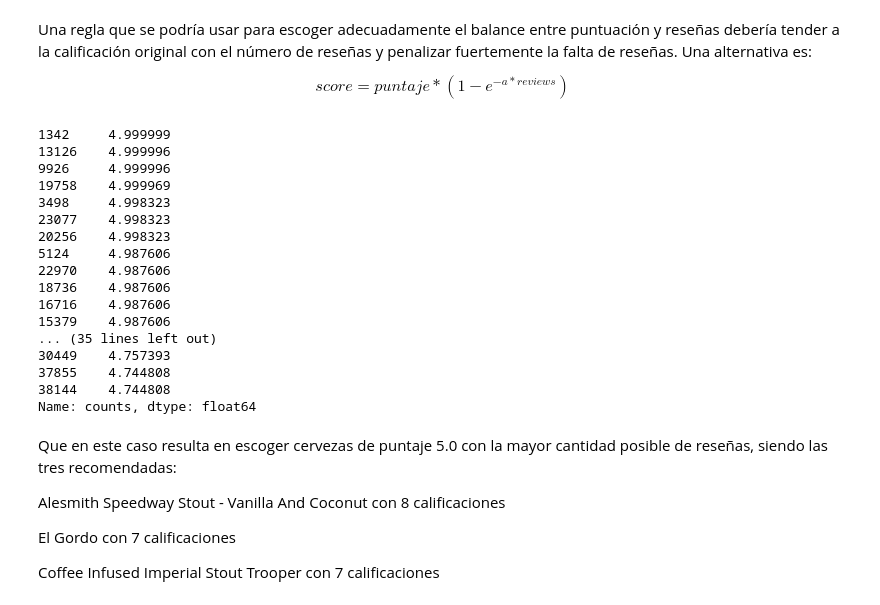
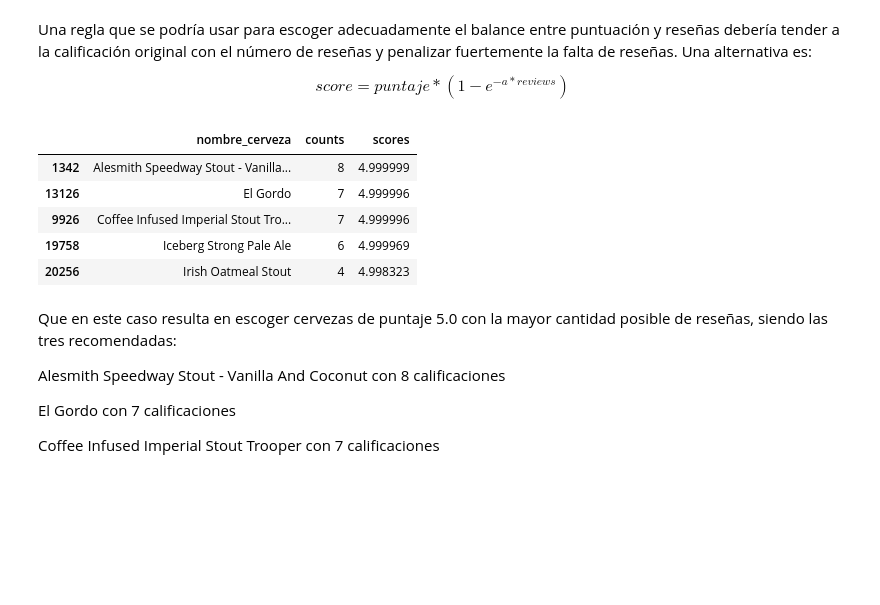
Before and after one commit to juanclopezr/Beer_reviews, a Jupyter notebook: Beer_reviews.ipynb, the cells around one changed output. Cells and saved outputs as stored; diff of their text form; code cells hidden in the pictures; blank space fills up the shorter version.

```diff
--- a/Beer_reviews.ipynb
+++ b/Beer_reviews.ipynb
@@ -298,26 +300,15 @@ Una regla que se podría usar para escoger adecuadamente el balance entre puntua
 
 $$ score = puntaje*(1-e^{-a*reviews}) $$
 # %%
-scores = np.array(maxes_beer[:50])*(1.-np.exp(-2*best_counts.counts))
-scores.sort_values(ascending=False)
+beer_counts['scores'] = pd.Series(np.array(maxes_beer[:50])*(1.-np.exp(-2*best_counts.counts)), index=beer_counts.index)
+beer_counts.sort_values(by='scores', ascending=False).head()
 # %% [output]
-1342     4.999999
-13126    4.999996
-9926     4.999996
-19758    4.999969
-3498     4.998323
-23077    4.998323
-20256    4.998323
-5124     4.987606
-22970    4.987606
-18736    4.987606
-16716    4.987606
-15379    4.987606
-... (35 lines left out)
-30449    4.757393
-37855    4.744808
-38144    4.744808
-Name: counts, dtype: float64
+|  | nombre_cerveza | counts | scores |
+| 1342 | Alesmith Speedway Stout - Vanilla... | 8 | 4.999999 |
+| 13126 | El Gordo | 7 | 4.999996 |
+| 9926 | Coffee Infused Imperial Stout Tro... | 7 | 4.999996 |
+| 19758 | Iceberg Strong Pale Ale | 6 | 4.999969 |
+| 20256 | Irish Oatmeal Stout | 4 | 4.998323 |
 # %% [markdown]
 Que en este caso resulta en escoger cervezas de puntaje 5.0 con la mayor cantidad posible de reseñas, siendo las tres recomendadas:
 
```
Also changed, not shown: parts of 9 cells of this notebook.
